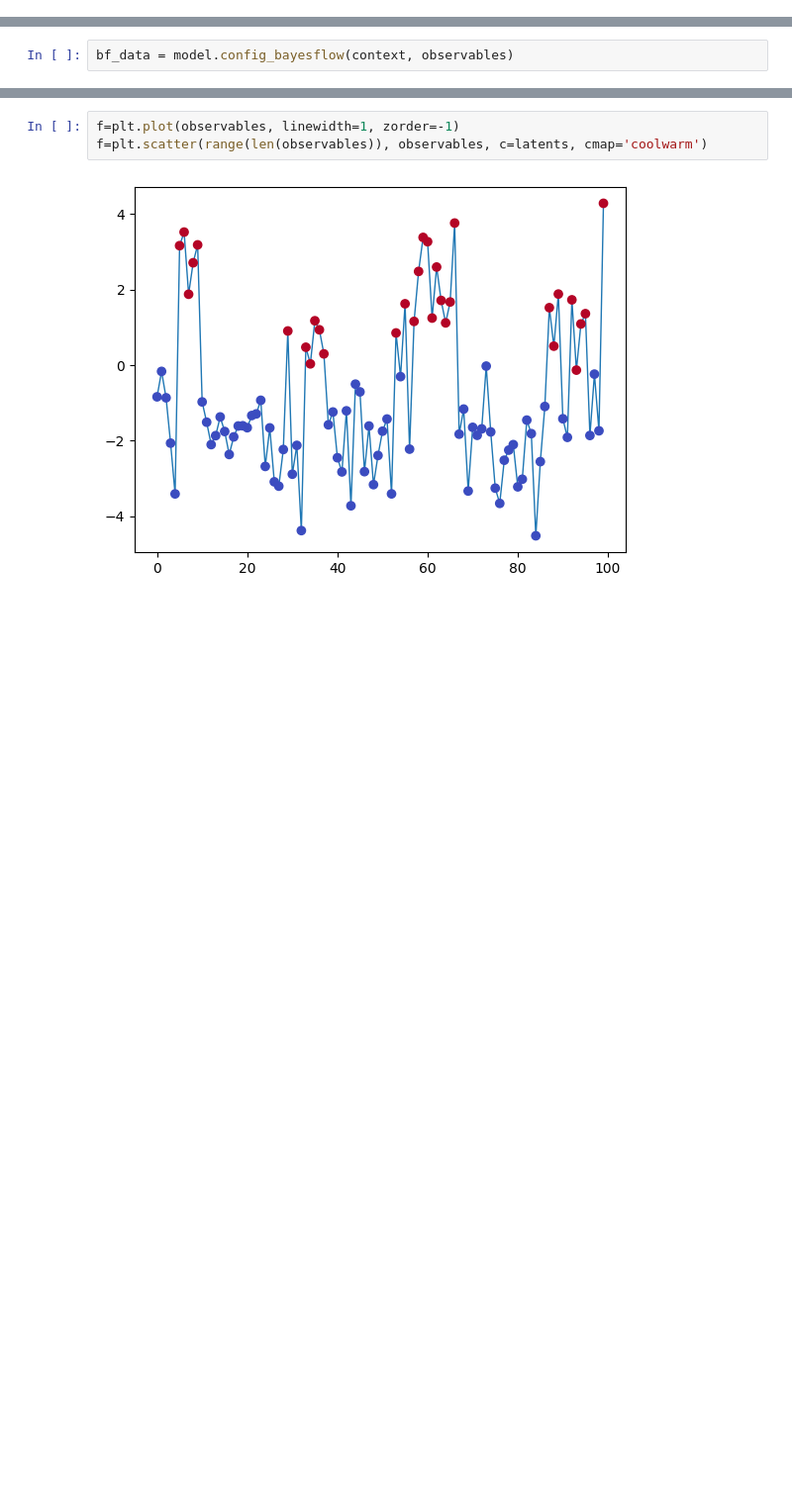
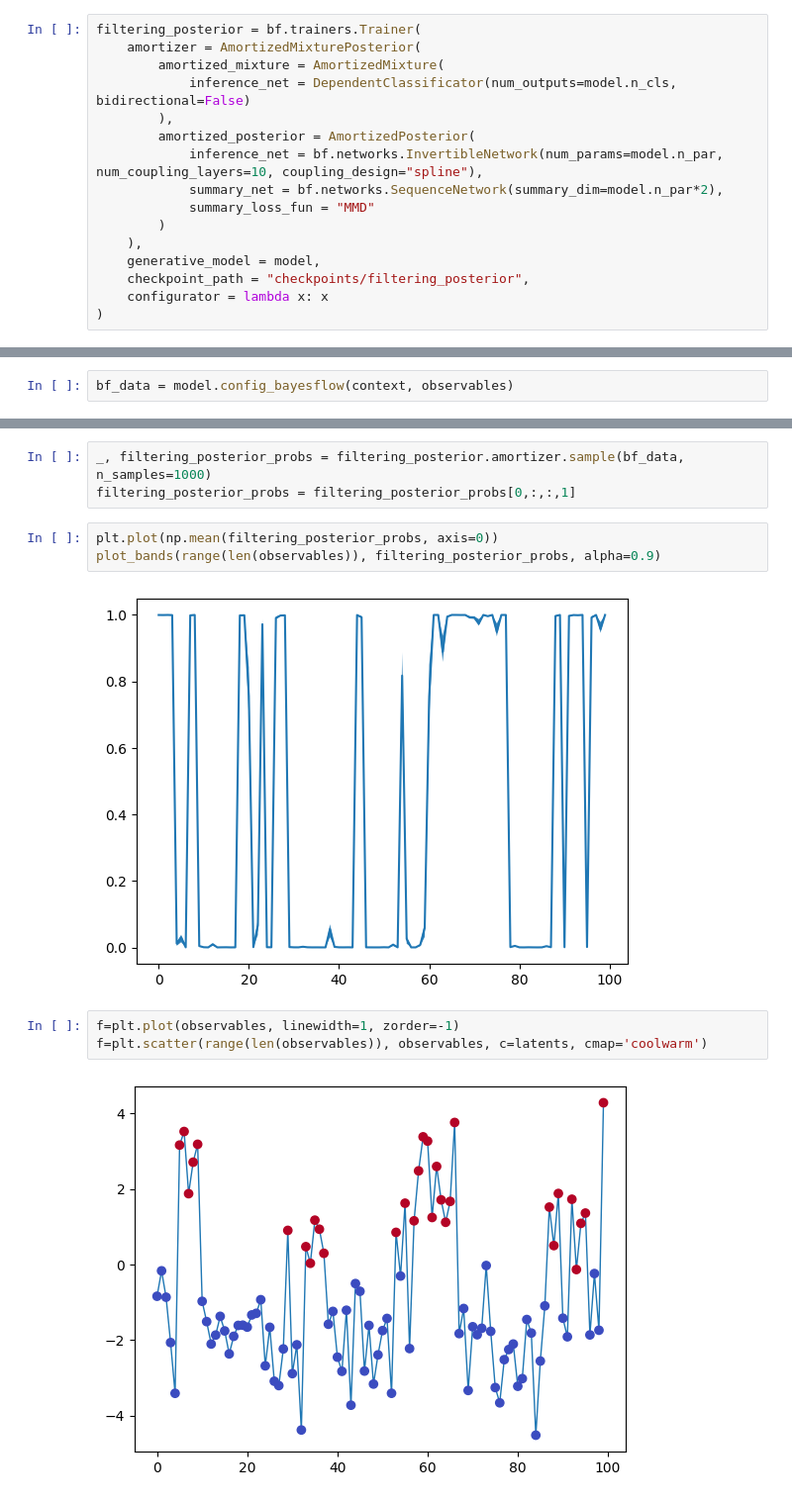
Before and after one commit to Kucharssim/bayesflow-amortized-mixtures, a Jupyter notebook: case-studies/normal-hmm/experiments.ipynb, the cells around one changed output, grey strips where cells are left out. Shown at 99% size. Cells and saved outputs as stored; diff of their text form; blank space fills up the shorter version.

Commit message:
run posterior filtering in examples

```diff
--- a/case-studies/normal-hmm/experiments.ipynb
+++ b/case-studies/normal-hmm/experiments.ipynb
@@ -32,3 +33,19 @@ INFO:root:Loaded loss history from checkpoints/filtering/history_8.pkl.
 INFO:root:Networks loaded from checkpoints/filtering/ckpt-8
 INFO:root:Performing a consistency check with provided components...
 INFO:root:Done.
+# %%
+filtering_posterior = bf.trainers.Trainer(
+    amortizer = AmortizedMixturePosterior(
+        amortized_mixture = AmortizedMixture(
+            inference_net = DependentClassificator(num_outputs=model.n_cls, bidirectional=False)
+        ),
+        amortized_posterior = AmortizedPosterior(
+            inference_net = bf.networks.InvertibleNetwork(num_params=model.n_par, num_coupling_layers=10, coupling_design="spline"),
+            summary_net = bf.networks.SequenceNetwork(summary_dim=model.n_par*2),
+            summary_loss_fun = "MMD"
+        )
+    ),
+    generative_model = model,
+    checkpoint_path = "checkpoints/filtering_posterior",
+    configurator = lambda x: x
+)
@@ -62,3 +84,11 @@ f=plt.ylim((-0.1,1.1))
+# %%
+_, filtering_posterior_probs = filtering_posterior.amortizer.sample(bf_data, n_samples=1000)
+filtering_posterior_probs = filtering_posterior_probs[0,:,:,1]
+# %%
+plt.plot(np.mean(filtering_posterior_probs, axis=0))
+plot_bands(range(len(observables)), filtering_posterior_probs, alpha=0.9)
+# %% [output]
+[figure, added]
 # %%
 f=plt.plot(observables, linewidth=1, zorder=-1)
 f=plt.scatter(range(len(observables)), observables, c=latents, cmap='coolwarm')
```
Also changed, not shown: parts of 4 cells of this notebook.
